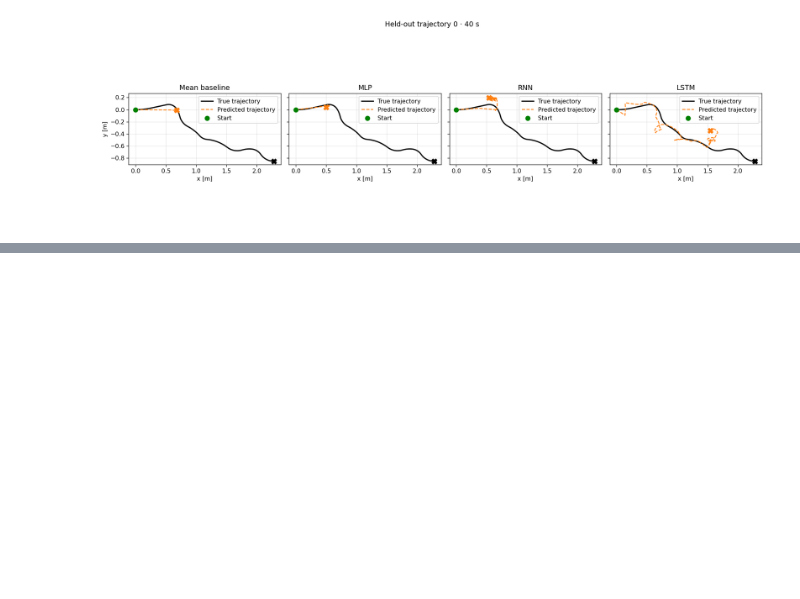
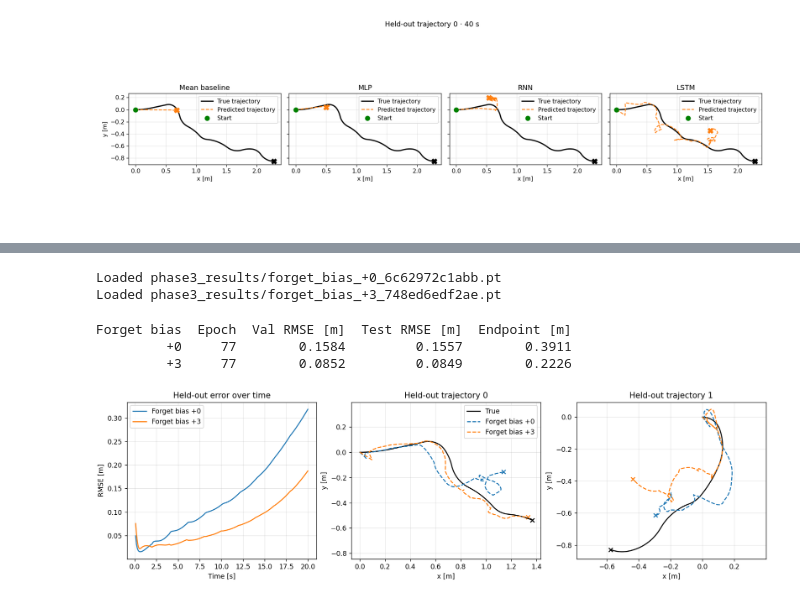
Before and after one commit to LUT-Advanced-Data-Analysis-ML/Period-2-Workshop-1, a Jupyter notebook: workshop-4-skeleton.ipynb, the cells around one changed output, grey strips where cells are left out. Drawn from its saved outputs; the diff is of its cells as text; code cells hidden in the pictures; blank space fills up the shorter version.

Commit message:
Step 3

```diff
--- a/workshop-4-skeleton.ipynb
+++ b/workshop-4-skeleton.ipynb
@@ -564,0 +630,75 @@ plt.show()
+# %%
+memory_results = {}
+memory_dir.mkdir(parents=True, exist_ok=True)
+
+for forget_bias in forget_biases:
+    label = f"LSTM (forget bias {forget_bias:+g})"
+    settings = dict(memory_settings, forget_bias=forget_bias)
+    cache_key = sha256(repr(settings).encode()).hexdigest()[:12]
+    result_path = memory_dir / f"forget_bias_{forget_bias:+g}_{cache_key}.pt"
+
+    if result_path.exists():
+        fit = torch.load(result_path, map_location="cpu", weights_only=True)
+        if fit["settings"] != settings:
+            raise ValueError(f"Settings do not match {result_path}")
+        print(f"Loaded {result_path}")
+    else:
+        torch.manual_seed(memory_seed)
+        fit = fit_trajectory_model(
+            LSTM(forget_bias=forget_bias), memory_train, memory_val, memory_test,
+            label=label, epochs=memory_epochs, batch_size=memory_batch_size,
+            device=device, seed=memory_seed, learning_rate=settings["learning_rate"],
+            max_grad_norm=settings["max_grad_norm"],
+        )
+        fit["settings"] = settings
+        temporary_path = result_path.with_suffix(".tmp")
+        torch.save(fit, temporary_path)
+        temporary_path.replace(result_path)
+        print(f"Saved {result_path}")
+
+    memory_results[forget_bias] = fit
+# %% [output]
+Loaded phase3_results/forget_bias_+0_6c62972c1abb.pt
+Loaded phase3_results/forget_bias_+3_748ed6edf2ae.pt
+# %%
+print(f"{'Forget bias':>11}  {'Epoch':>5}  {'Val RMSE [m]':>12}  "
+      f"{'Test RMSE [m]':>13}  {'Endpoint [m]':>12}")
+for forget_bias, fit in memory_results.items():
+    print(f"{forget_bias:>+11g}  {fit['selected_epoch']:>5}  "
+          f"{fit['validation_rmse']:>12.4f}  {fit['trajectory_rmse']:>13.4f}  "
+          f"{fit['endpoint_error']:>12.4f}")
+
+test_target = memory_test[1]
+time_seconds = np.arange(1, memory_length + 1) * dt
+fig, axes = plt.subplots(1, 3, figsize=(14, 4), layout="constrained")
+colors = {0.0: "tab:blue", 3.0: "tab:orange"}
+
+for forget_bias, fit in memory_results.items():
+    error = fit["test_prediction"] - test_target
+    rmse_by_step = error.square().mean(dim=(0, 2)).sqrt()
+    axes[0].plot(time_seconds, rmse_by_step.numpy(), color=colors[forget_bias],
+                 label=f"Forget bias {forget_bias:+g}")
+
+axes[0].set(title="Held-out error over time", xlabel="Time [s]", ylabel="RMSE [m]")
+axes[0].legend()
+
+for axis, example in zip(axes[1:], memory_examples):
+    true_path = trajectories[memory_length][val_end + example, :, :2]
+    axis.plot(*true_path.T, color="black", label="True")
+    for forget_bias, fit in memory_results.items():
+        path = np.vstack([true_path[:1], fit["test_prediction"][example].numpy()])
+        axis.plot(*path.T, "--", color=colors[forget_bias], label=f"Forget bias {forget_bias:+g}")
+        axis.scatter(*path[-1], marker="x", color=colors[forget_bias])
+    axis.scatter(*true_path[-1], marker="x", color="black")
+    axis.set(title=f"Held-out trajectory {example}", xlabel="x [m]", ylabel="y [m]")
+    axis.set_aspect("equal", adjustable="datalim")
+
+axes[1].legend()
+for axis in axes:
+    axis.grid(alpha=0.3)
+plt.show()
+# %% [output]
+Forget bias  Epoch  Val RMSE [m]  Test RMSE [m]  Endpoint [m]
+         +0     77        0.1584         0.1557        0.3911
+         +3     77        0.0852         0.0849        0.2226
+[figure, added]
```
Also changed, not shown: parts of 4 cells of this notebook, 4 other files.
